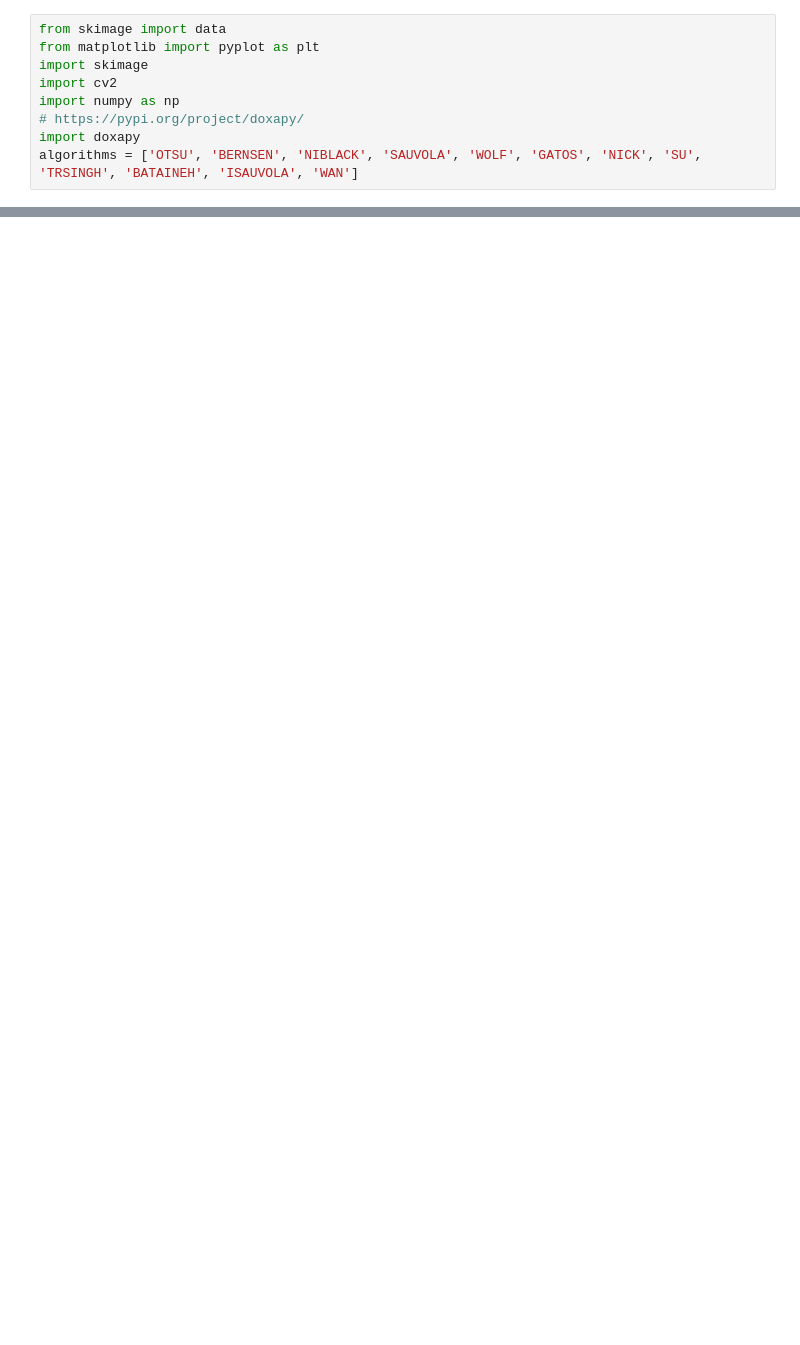
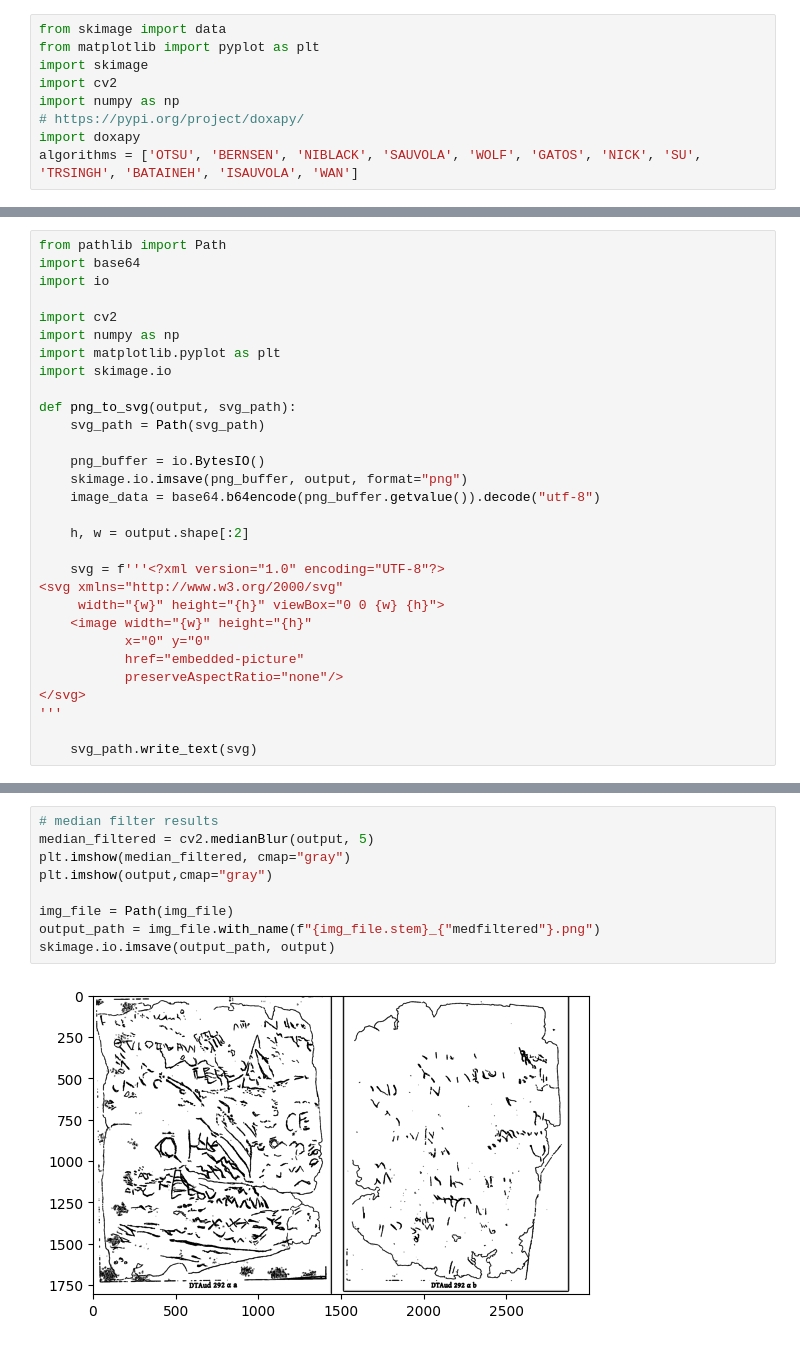
Before and after one commit to anonymousanemone/image-tools, a Jupyter notebook: img_binarizer.ipynb, the cells around one changed output, grey strips where cells are left out. Saved outputs shown, nothing was run; the diff lists cells and outputs as text; blank space fills up the shorter version.

```diff
--- a/img_binarizer.ipynb
+++ b/img_binarizer.ipynb
@@ -238 +259,31 @@ plot_all_binarize(gray)
+# %%
+from pathlib import Path
+import base64
+import io
+
+import cv2
+import numpy as np
+import matplotlib.pyplot as plt
+import skimage.io
+
+def png_to_svg(output, svg_path):
+    svg_path = Path(svg_path)
+
+    png_buffer = io.BytesIO()
+    skimage.io.imsave(png_buffer, output, format="png")
+    image_data = base64.b64encode(png_buffer.getvalue()).decode("utf-8")
+
+    h, w = output.shape[:2]
+
+    svg = f'''<?xml version="1.0" encoding="UTF-8"?>
+<svg xmlns="http://www.w3.org/2000/svg"
+     width="{w}" height="{h}" viewBox="0 0 {w} {h}">
+    <image width="{w}" height="{h}"
+           x="0" y="0"
+           href="embedded-picture"
+           preserveAspectRatio="none"/>
+</svg>
+'''
+
+    svg_path.write_text(svg)
 # %%
@@ -263,0 +350,11 @@ array([[255, 255, 255, ..., 255, 255, 255],
+# %%
+# median filter results
+median_filtered = cv2.medianBlur(output, 5)
+plt.imshow(median_filtered, cmap="gray")
+plt.imshow(output,cmap="gray")
+
+img_file = Path(img_file)
+output_path = img_file.with_name(f"{img_file.stem}_{"medfiltered"}.png")
+skimage.io.imsave(output_path, output)
+# %% [output]
+[figure, added]
```
Also changed, not shown: parts of 6 cells of this notebook, 7 other files.
